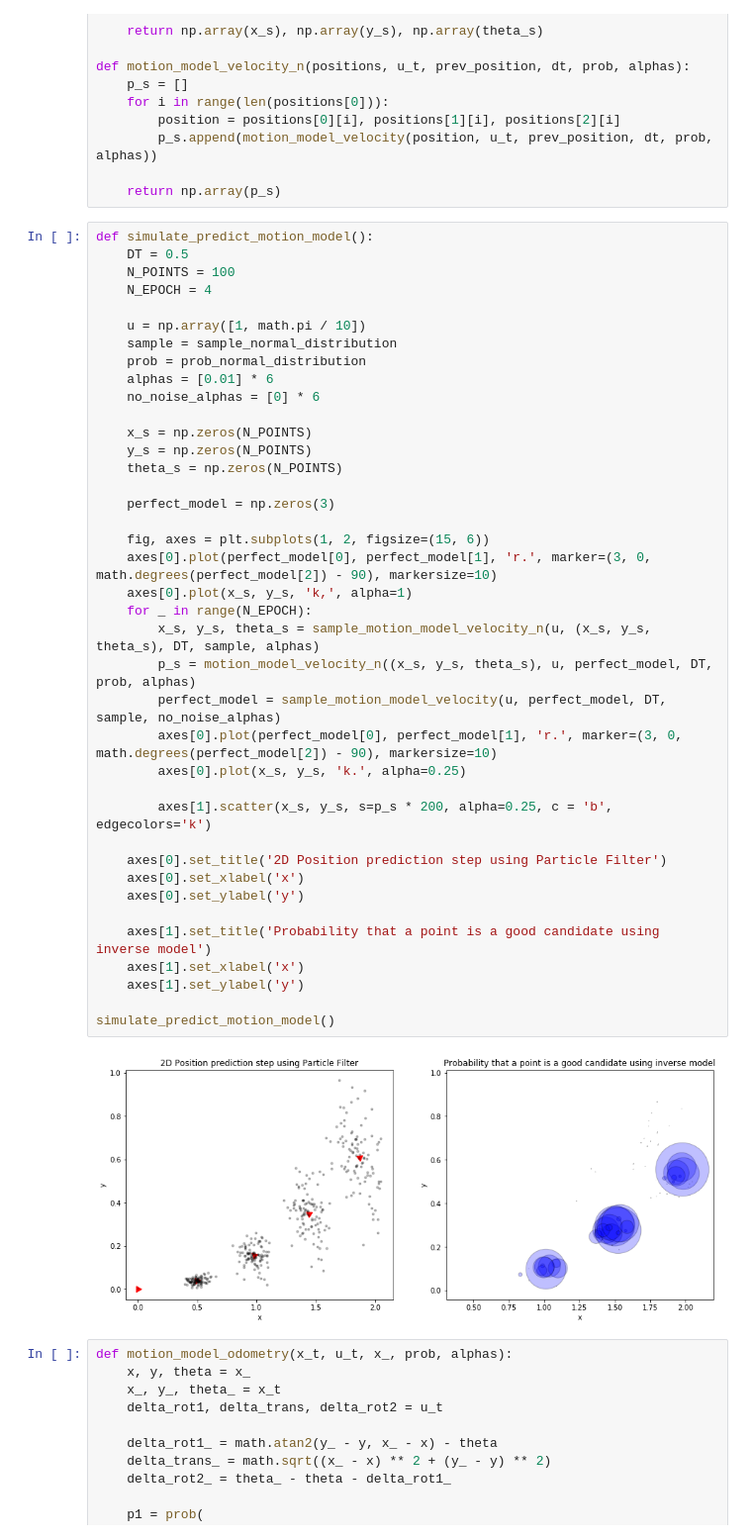
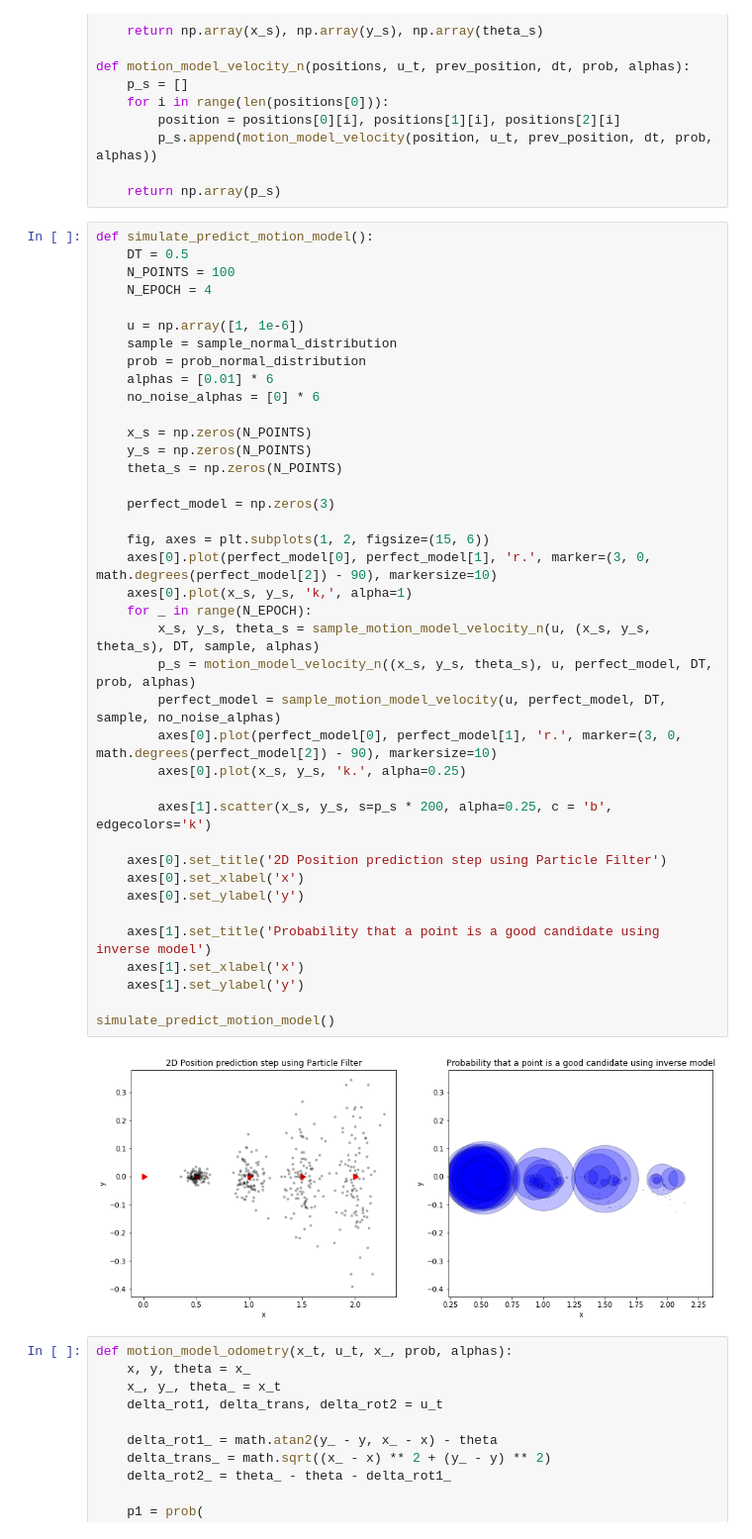
Before and after one commit to ferasboulala/slam, a Jupyter notebook: notebooks/slam.ipynb, the cells around one changed output. Shown: that part at 99% size. Drawn from its saved outputs; the diff is of its cells as text.

```diff
--- a/notebooks/slam.ipynb
+++ b/notebooks/slam.ipynb
@@ -96,41 +96,41 @@ def simulate_predict_motion_model():
     N_POINTS = 100
     N_EPOCH = 4
 
-    u = np.array([1, math.pi / 10])
+    u = np.array([1, 1e-6])
     sample = sample_normal_distribution
     prob = prob_normal_distribution
     alphas = [0.01] * 6
     no_noise_alphas = [0] * 6
 
     x_s = np.zeros(N_POINTS)
     y_s = np.zeros(N_POINTS)
     theta_s = np.zeros(N_POINTS)
 
     perfect_model = np.zeros(3)
 
     fig, axes = plt.subplots(1, 2, figsize=(15, 6))
     axes[0].plot(perfect_model[0], perfect_model[1], 'r.', marker=(3, 0, math.degrees(perfect_model[2]) - 90), markersize=10)
     axes[0].plot(x_s, y_s, 'k,', alpha=1)
     for _ in range(N_EPOCH):
         x_s, y_s, theta_s = sample_motion_model_velocity_n(u, (x_s, y_s, theta_s), DT, sample, alphas)
         p_s = motion_model_velocity_n((x_s, y_s, theta_s), u, perfect_model, DT, prob, alphas)
         perfect_model = sample_motion_model_velocity(u, perfect_model, DT, sample, no_noise_alphas)
         axes[0].plot(perfect_model[0], perfect_model[1], 'r.', marker=(3, 0, math.degrees(perfect_model[2]) - 90), markersize=10)
         axes[0].plot(x_s, y_s, 'k.', alpha=0.25)
 
         axes[1].scatter(x_s, y_s, s=p_s * 200, alpha=0.25, c = 'b', edgecolors='k')
 
     axes[0].set_title('2D Position prediction step using Particle Filter')
     axes[0].set_xlabel('x')
     axes[0].set_ylabel('y')
 
     axes[1].set_title('Probability that a point is a good candidate using inverse model')
     axes[1].set_xlabel('x')
     axes[1].set_ylabel('y')
 
 simulate_predict_motion_model()
 # %% [output]
-[figure, old version]
+[figure, new version]
 # %%
 def motion_model_odometry(x_t, u_t, x_, prob, alphas):
     x, y, theta = x_
```
Also changed, not shown: 18 other files.
